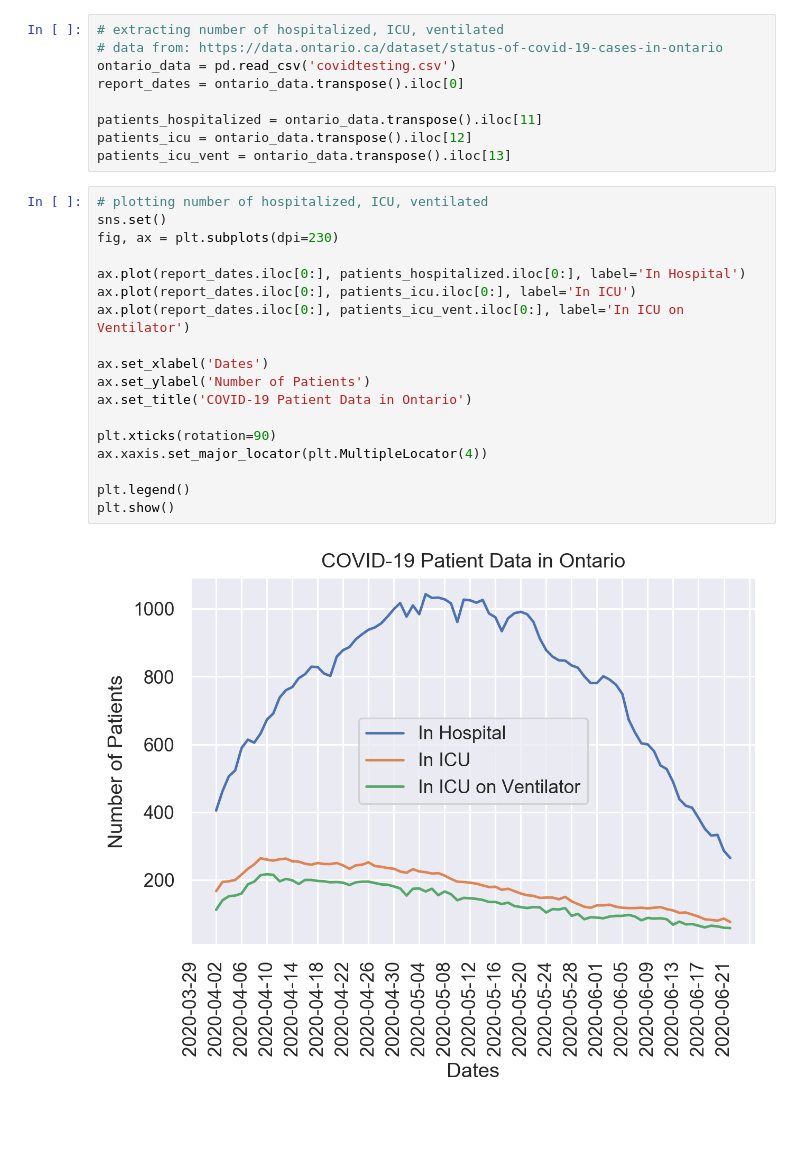
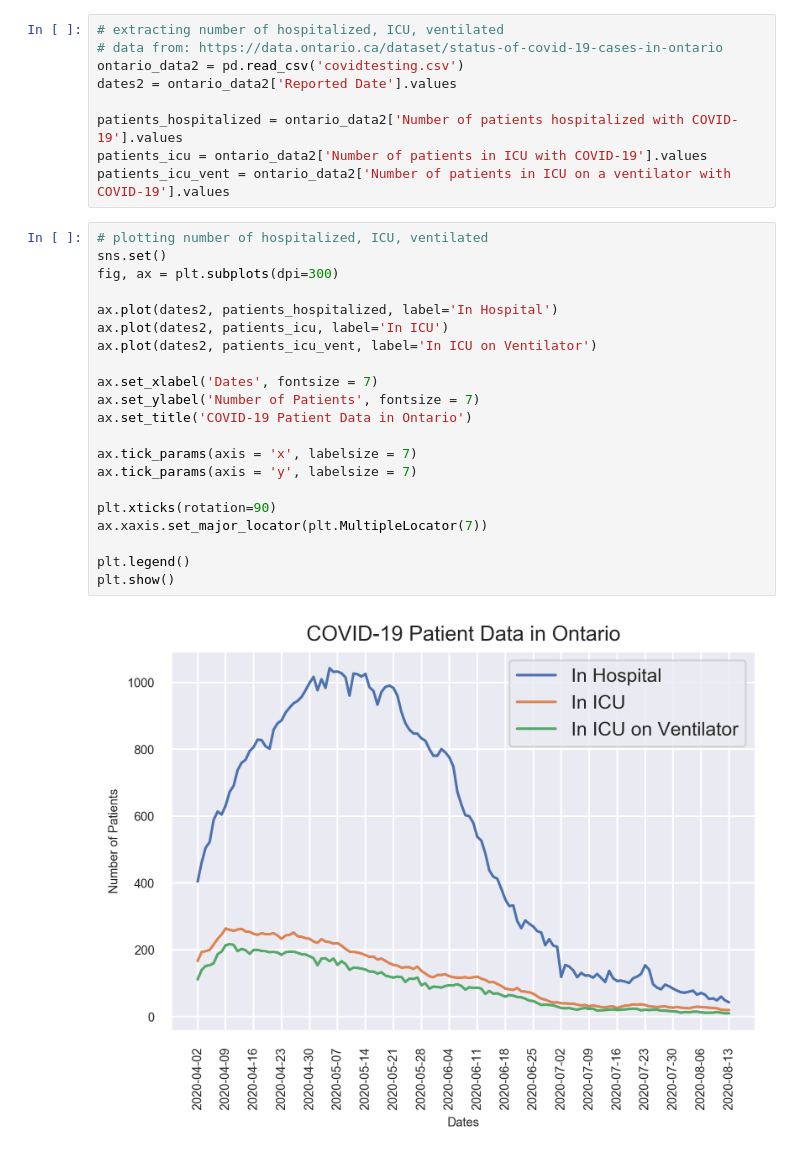
Before and after one commit to MichaszJ/Ontario-COVID-19, a Jupyter notebook: Ontario-COVID-19.ipynb, the cells around one changed output. Drawn from its saved outputs; the diff is of its cells as text; blank space fills up the shorter version.

```diff
--- a/Ontario-COVID-19.ipynb
+++ b/Ontario-COVID-19.ipynb
@@ -35,31 +75,34 @@ plt.show()
 # %%
 # extracting number of hospitalized, ICU, ventilated
 # data from: https://data.ontario.ca/dataset/status-of-covid-19-cases-in-ontario
-ontario_data = pd.read_csv('covidtesting.csv')
-report_dates = ontario_data.transpose().iloc[0]
+ontario_data2 = pd.read_csv('covidtesting.csv')
+dates2 = ontario_data2['Reported Date'].values
 
-patients_hospitalized = ontario_data.transpose().iloc[11]
-patients_icu = ontario_data.transpose().iloc[12]
-patients_icu_vent = ontario_data.transpose().iloc[13]
+patients_hospitalized = ontario_data2['Number of patients hospitalized with COVID-19'].values
+patients_icu = ontario_data2['Number of patients in ICU with COVID-19'].values
+patients_icu_vent = ontario_data2['Number of patients in ICU on a ventilator with COVID-19'].values
 # %%
 # plotting number of hospitalized, ICU, ventilated
 sns.set()
-fig, ax = plt.subplots(dpi=230)
+fig, ax = plt.subplots(dpi=300)
 
-ax.plot(report_dates.iloc[0:], patients_hospitalized.iloc[0:], label='In Hospital')
-ax.plot(report_dates.iloc[0:], patients_icu.iloc[0:], label='In ICU')
-ax.plot(report_dates.iloc[0:], patients_icu_vent.iloc[0:], label='In ICU on Ventilator')
+ax.plot(dates2, patients_hospitalized, label='In Hospital')
+ax.plot(dates2, patients_icu, label='In ICU')
+ax.plot(dates2, patients_icu_vent, label='In ICU on Ventilator')
 
-ax.set_xlabel('Dates')
-ax.set_ylabel('Number of Patients')
+ax.set_xlabel('Dates', fontsize = 7)
+ax.set_ylabel('Number of Patients', fontsize = 7)
 ax.set_title('COVID-19 Patient Data in Ontario')
 
+ax.tick_params(axis = 'x', labelsize = 7)
+ax.tick_params(axis = 'y', labelsize = 7)
+
 plt.xticks(rotation=90)
-ax.xaxis.set_major_locator(plt.MultipleLocator(4))
+ax.xaxis.set_major_locator(plt.MultipleLocator(7))
 
 plt.legend()
 plt.show()
 # %% [output]
-[figure, old version]
+[figure, new version]
 # %%
 # extracting confirmed cases in all of Canada
```
Also changed, not shown: parts of 7 cells of this notebook.
